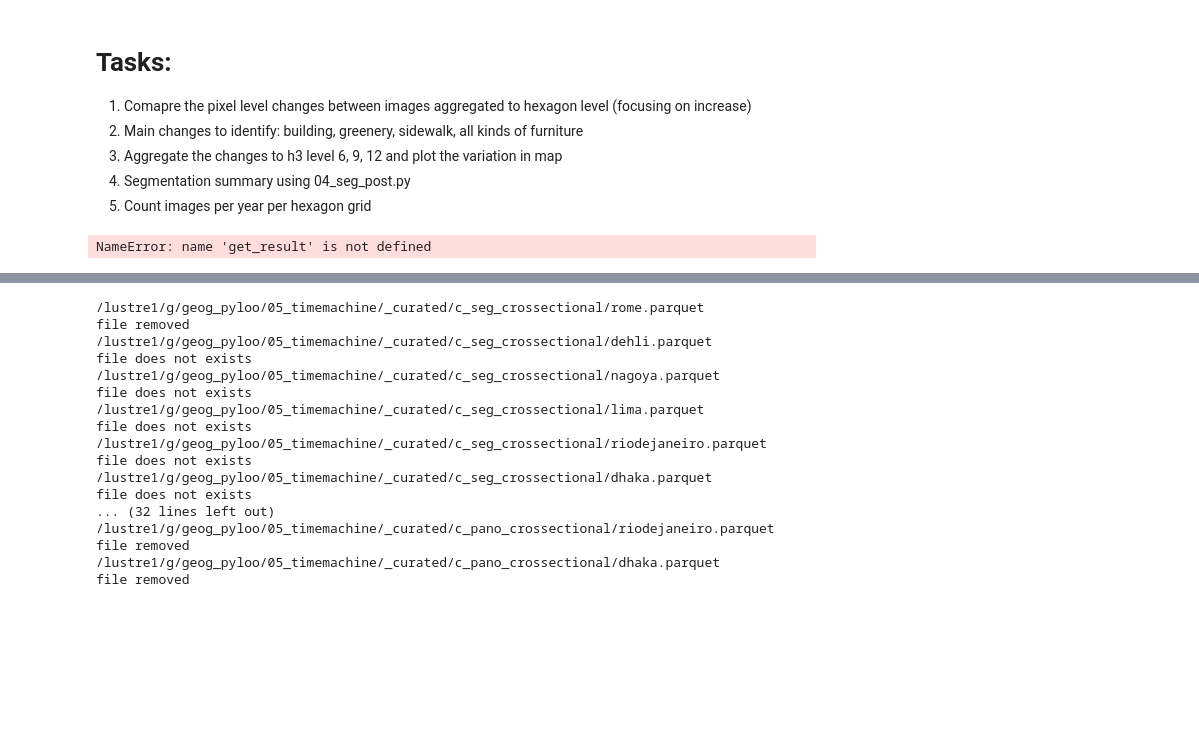
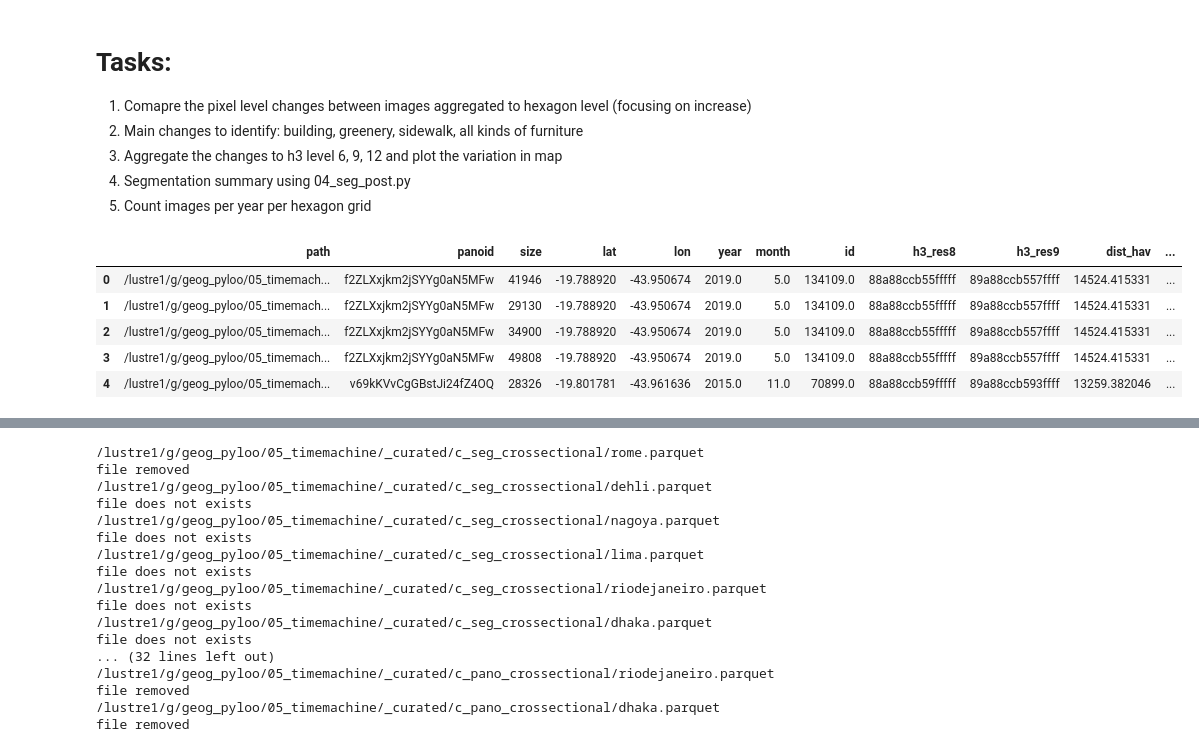
Before and after one commit to brookefzy/uvi-time-machine, a Jupyter notebook: _script/B-timemachine/04_summarize_segmentation.ipynb, the cells around one changed output, grey strips where cells are left out. Saved outputs shown, nothing was run; the diff lists cells and outputs as text; code cells hidden in the pictures; blank space fills up the shorter version.

```diff
--- a/_script/B-timemachine/04_summarize_segmentation.ipynb
+++ b/_script/B-timemachine/04_summarize_segmentation.ipynb
@@ -11,37 +11,6 @@ import h3
 3. Aggregate the changes to h3 level 6, 9, 12 and plot the variation in map
 4. Segmentation summary using 04_seg_post.py
 5. Count images per year per hexagon grid
-# %%
-# sample one city to conduct the test
-# cityabbr = "london"
-ROOTFOLDER = "/lustre1/g/geog_pyloo/05_timemachine"
-PANO_PATH = "{ROOTFOLDER}/GSV/gsv_rgb/{cityabbr}/gsvmeta/gsv_pano.csv"
-CURATED_FOLDER = f"{ROOTFOLDER}/_curated"
-META_PATH = "{ROOTFOLDER}/GSV/gsv_rgb/{cityabbr}/gsvmeta/{cityabbr}_meta.csv"
-
-EXFOLDER = os.path.join(CURATED_FOLDER, "c_seg_crossectional")
-if not os.path.exists(EXFOLDER):
-    os.makedirs(EXFOLDER)
-
-EXFOLDER_LONG = os.path.join(CURATED_FOLDER, "c_seg_longitudinal")
-if not os.path.exists(EXFOLDER_LONG):
-    os.makedirs(EXFOLDER_LONG)
-
-panoptic_df = get_result(cityabbr,CURATED_FOLDER, f_suffixes = "*panoptic.csv")
-# seg_df = get_result(cityabbr, CURATED_FOLDER, f_suffixes = "*seg.csv")
-# meta_df = pd.read_csv(META_PATH.format(
-#     ROOTFOLDER = ROOTFOLDER,
-#     cityabbr = cityabbr
-# ))
-# pano_df = pd.read_csv(PANO_PATH.format(
-#     ROOTFOLDER = ROOTFOLDER,
-#     cityabbr = cityabbr
-# ))[['panoid', 'lat', 'lon', 'year', 'month']]
-
-# for res in [6,9,12]:
-#     pano_df[f'h3_{res}'] = pano_df.apply(lambda x: h3.geo_to_h3(x.lat, x.lon, res), axis=1)
-# %% [output]
-NameError: name 'get_result' is not defined
 # %%
 def get_seg_types(op = "mean"):
     building = [0, 1, 25, 48]
@@ -215,0 +214,10 @@ def main():
+# %%
+path_df = pd.read_csv(f"/lustre1/g/geog_pyloo/05_timemachine/GSV/gsv_rgb/{cityabbr}/gsvmeta/{cityabbr}_meta.csv")
+path_df.head()
+# %% [output]
+|  | path | panoid | size | lat | lon | year | month | id | h3_res8 | h3_res9 | dist_hav | ... |
+| 0 | /lustre1/g/geog_pyloo/05_timemach... | f2ZLXxjkm2jSYYg0aN5MFw | 41946 | -19.788920 | -43.950674 | 2019.0 | 5.0 | 134109.0 | 88a88ccb55fffff | 89a88ccb557ffff | 14524.415331 | ... |
+| 1 | /lustre1/g/geog_pyloo/05_timemach... | f2ZLXxjkm2jSYYg0aN5MFw | 29130 | -19.788920 | -43.950674 | 2019.0 | 5.0 | 134109.0 | 88a88ccb55fffff | 89a88ccb557ffff | 14524.415331 | ... |
+| 2 | /lustre1/g/geog_pyloo/05_timemach... | f2ZLXxjkm2jSYYg0aN5MFw | 34900 | -19.788920 | -43.950674 | 2019.0 | 5.0 | 134109.0 | 88a88ccb55fffff | 89a88ccb557ffff | 14524.415331 | ... |
+| 3 | /lustre1/g/geog_pyloo/05_timemach... | f2ZLXxjkm2jSYYg0aN5MFw | 49808 | -19.788920 | -43.950674 | 2019.0 | 5.0 | 134109.0 | 88a88ccb55fffff | 89a88ccb557ffff | 14524.415331 | ... |
+| 4 | /lustre1/g/geog_pyloo/05_timemach... | v69kKVvCgGBstJi24fZ4OQ | 28326 | -19.801781 | -43.961636 | 2015.0 | 11.0 | 70899.0 | 88a88ccb59fffff | 89a88ccb593ffff | 13259.382046 | ... |
```
Also changed, not shown: parts of 5 cells of this notebook, 30 other files.
